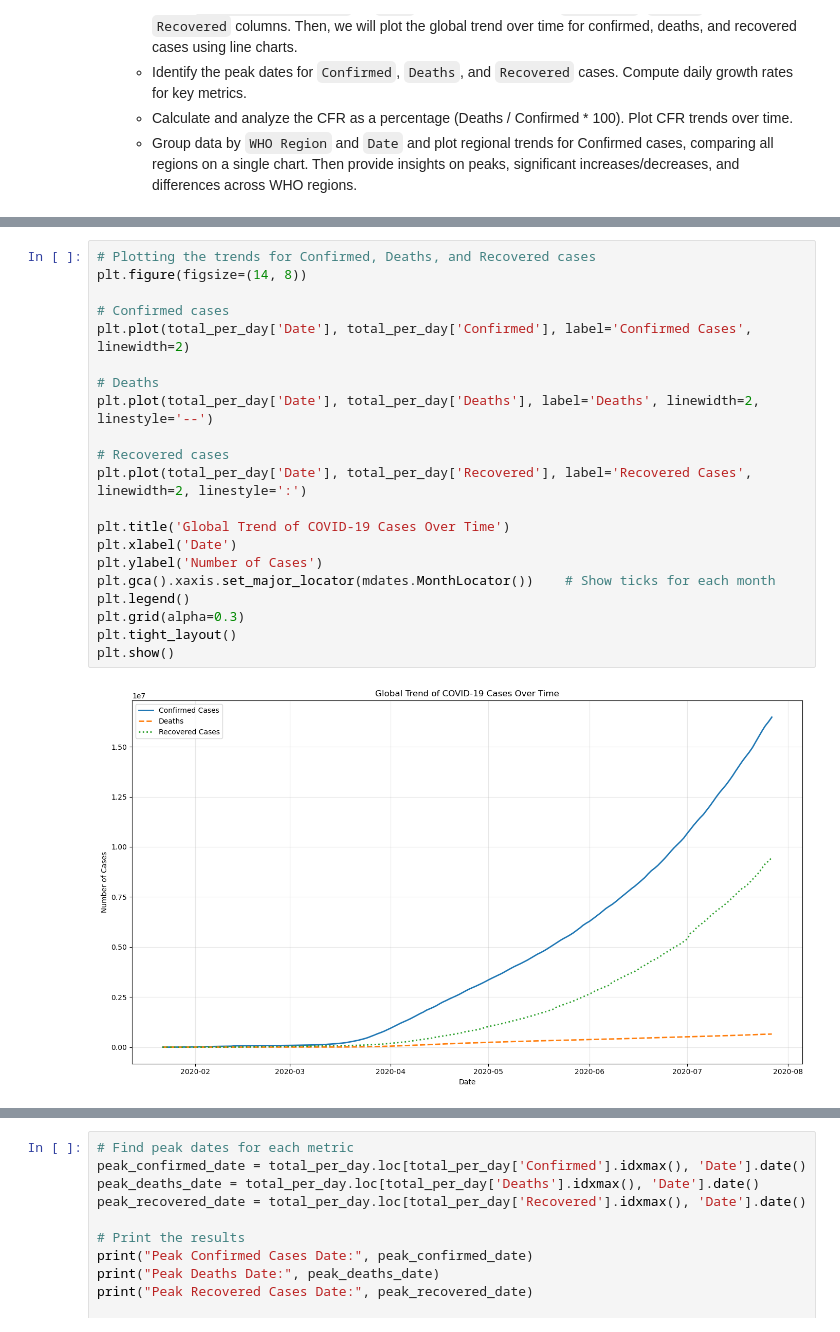
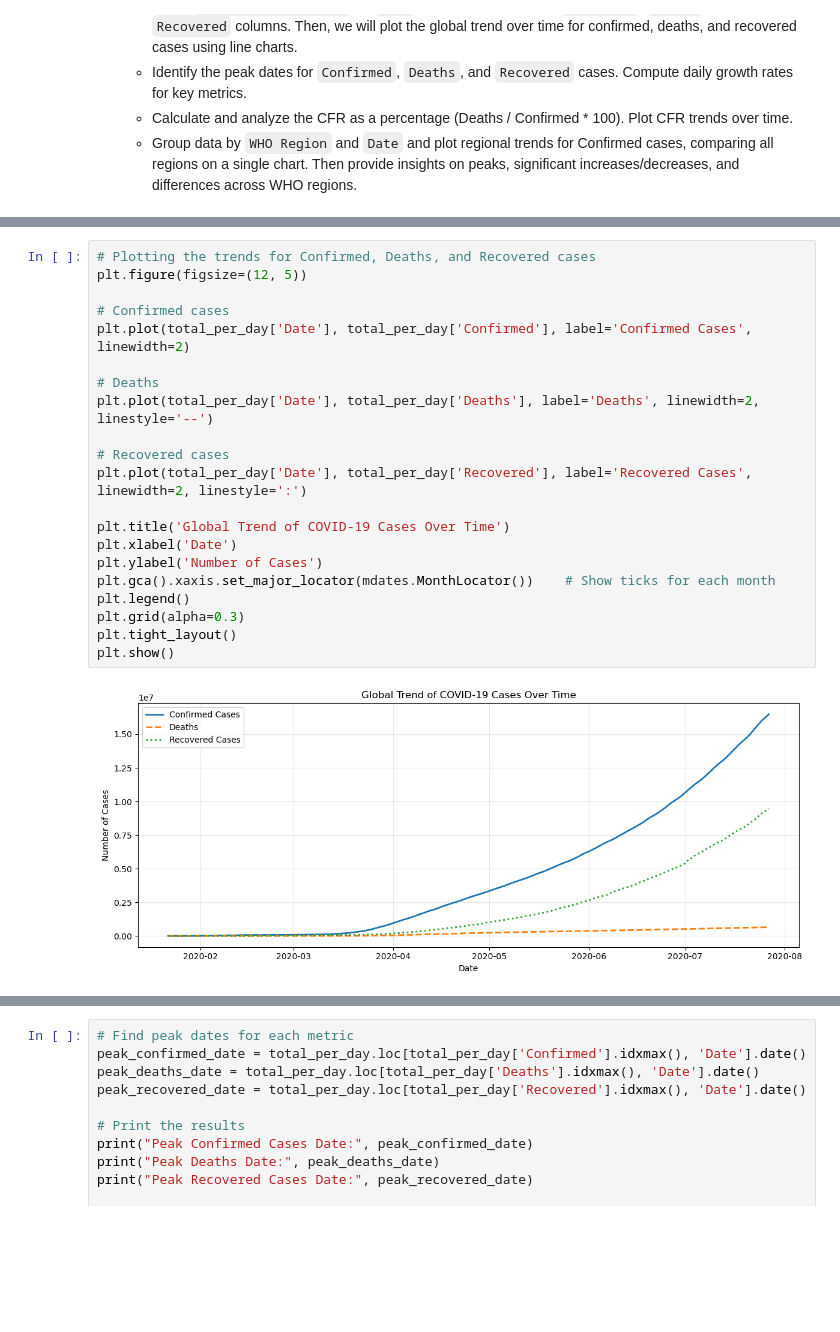
Before and after one commit to dhuyent/DSProgramming-FinalProject, a Jupyter notebook: src/Data_analysis.ipynb, the cells around one changed output, grey strips where cells are left out. Saved outputs shown, nothing was run; the diff lists cells and outputs as text; blank space fills up the shorter version.

```diff
--- a/src/Data_analysis.ipynb
+++ b/src/Data_analysis.ipynb
@@ -333,24 +333,24 @@ total_per_day.sample(5)
 # %%
 # Plotting the trends for Confirmed, Deaths, and Recovered cases
-plt.figure(figsize=(14, 8))
+plt.figure(figsize=(12, 5))
 
 # Confirmed cases
 plt.plot(total_per_day['Date'], total_per_day['Confirmed'], label='Confirmed Cases', linewidth=2)
 
 # Deaths
 plt.plot(total_per_day['Date'], total_per_day['Deaths'], label='Deaths', linewidth=2, linestyle='--')
 
 # Recovered cases
 plt.plot(total_per_day['Date'], total_per_day['Recovered'], label='Recovered Cases', linewidth=2, linestyle=':')
 
 plt.title('Global Trend of COVID-19 Cases Over Time')
 plt.xlabel('Date')
 plt.ylabel('Number of Cases')
 plt.gca().xaxis.set_major_locator(mdates.MonthLocator())    # Show ticks for each month
 plt.legend()
 plt.grid(alpha=0.3)
 plt.tight_layout()
 plt.show()
 # %% [output]
-[figure, old version]
+[figure, new version]
 # %% [markdown]
```
Also changed, not shown: parts of 5 cells of this notebook.
